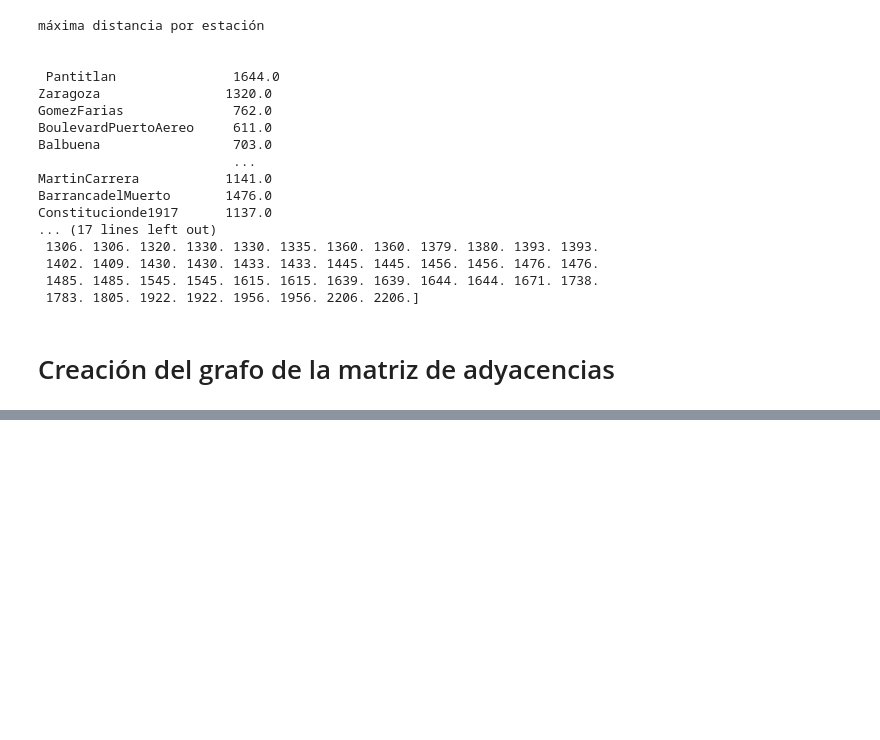
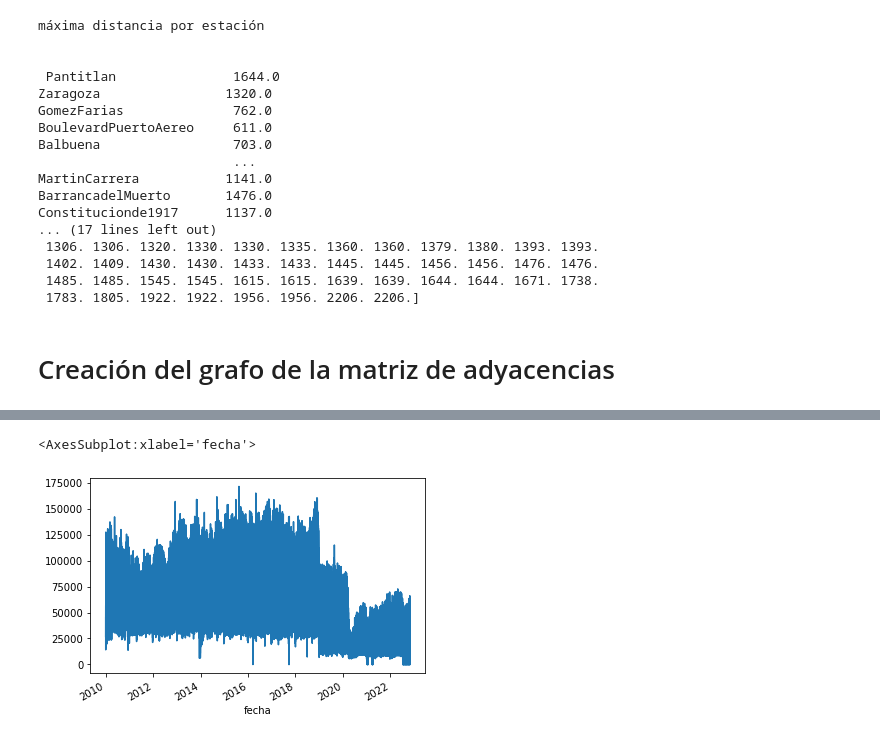
Before and after one commit to jgarciad/proyecto_final_equipo_3, a Jupyter notebook: reporte_proyectofinal_equipo_3.ipynb, the cells around one changed output, grey strips where cells are left out. Drawn from its saved outputs; the diff is of its cells as text; code cells hidden in the pictures; blank space fills up the shorter version.

Commit message:
ACtualización Información para generación de matriz de afluencias

```diff
--- a/reporte_proyectofinal_equipo_3.ipynb
+++ b/reporte_proyectofinal_equipo_3.ipynb
@@ -84,0 +95,4 @@ Constitucionde1917      1137.0
+# %%
+afluencia = pd.read_csv('Data1/afluenciastc_simple_01_12_2022.csv', encoding='cp1252')
+afluencia['fecha']=pd.to_datetime(afluencia['fecha'], format='%d/%m/%Y')
+afluencia.head()
@@ -84,0 +143,6 @@ Constitucionde1917      1137.0
+# %%
+afluencia2 = afluencia.set_index('fecha')
+afluencia2[afluencia2['estacion'].str.contains('Pantitl')]['afluencia'].plot()
+# %% [output]
+<AxesSubplot:xlabel='fecha'>
+[figure, added]
```
Also changed, not shown: parts of 9 cells of this notebook, 1 other file.
